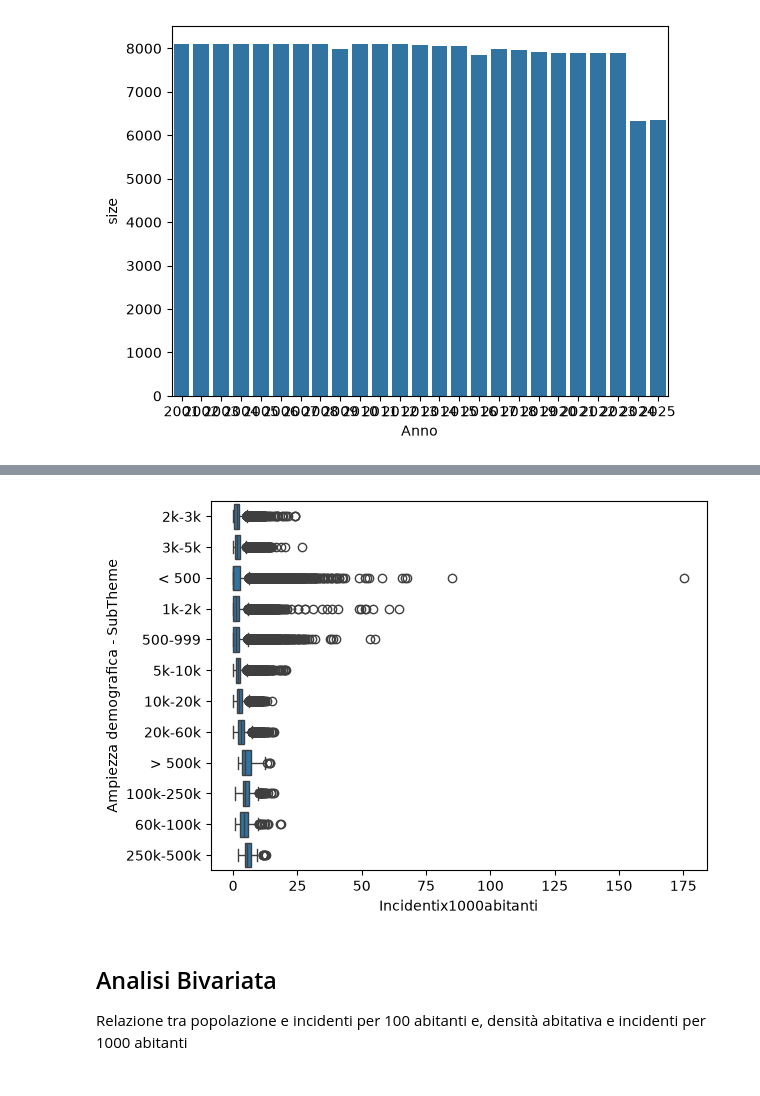
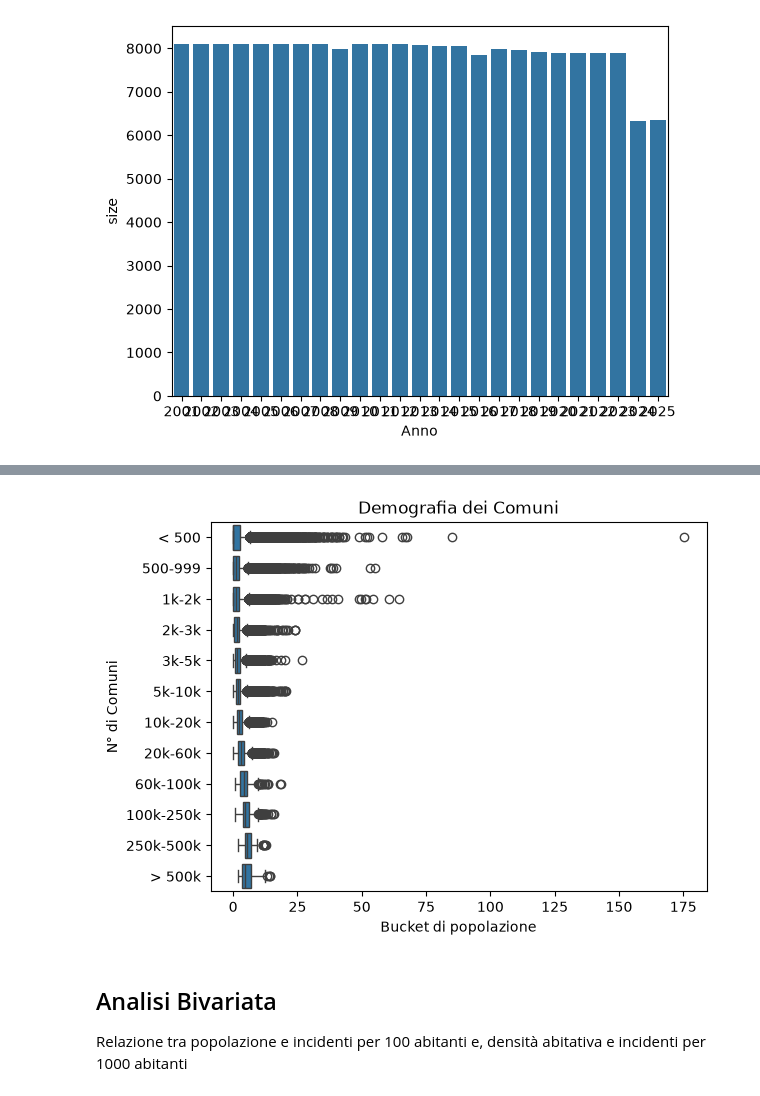
Before and after one commit to giuliocipone-lang/Boolean_capstone_project, a Jupyter notebook: EDA.ipynb, the cells around one changed output, grey strips where cells are left out. Drawn from its saved outputs; the diff is of its cells as text; code cells hidden in the pictures.

```diff
--- a/EDA.ipynb
+++ b/EDA.ipynb
@@ -117,7 +122,11 @@ Tutti i Comuni hanno circa meno di 25 incidenti per 1000 abitanti a differenza d
 # %%
-sns.boxplot(x='Incidentix1000abitanti', y='Ampiezza demografica - SubTheme', data=df);
+ordine = ["< 500", "500-999", "1k-2k", "2k-3k", "3k-5k", "5k-10k", "10k-20k", "20k-60k", "60k-100k", "100k-250k", "250k-500k", "> 500k"]
+sns.boxplot(x='Incidentix1000abitanti', y='Ampiezza demografica - SubTheme', data=df, order=ordine).set(
+title='Demografia dei Comuni',
+xlabel='Bucket di popolazione',
+ylabel='N° di Comuni');
 # %% [output]
-[figure, old version]
+[figure, new version]
 # %% [markdown]
 ## Analisi Bivariata
 Relazione tra popolazione e incidenti per 100 abitanti e,  densità abitativa e incidenti per 1000 abitanti
```
Also changed, not shown: parts of 14 cells of this notebook, 2 other files.
